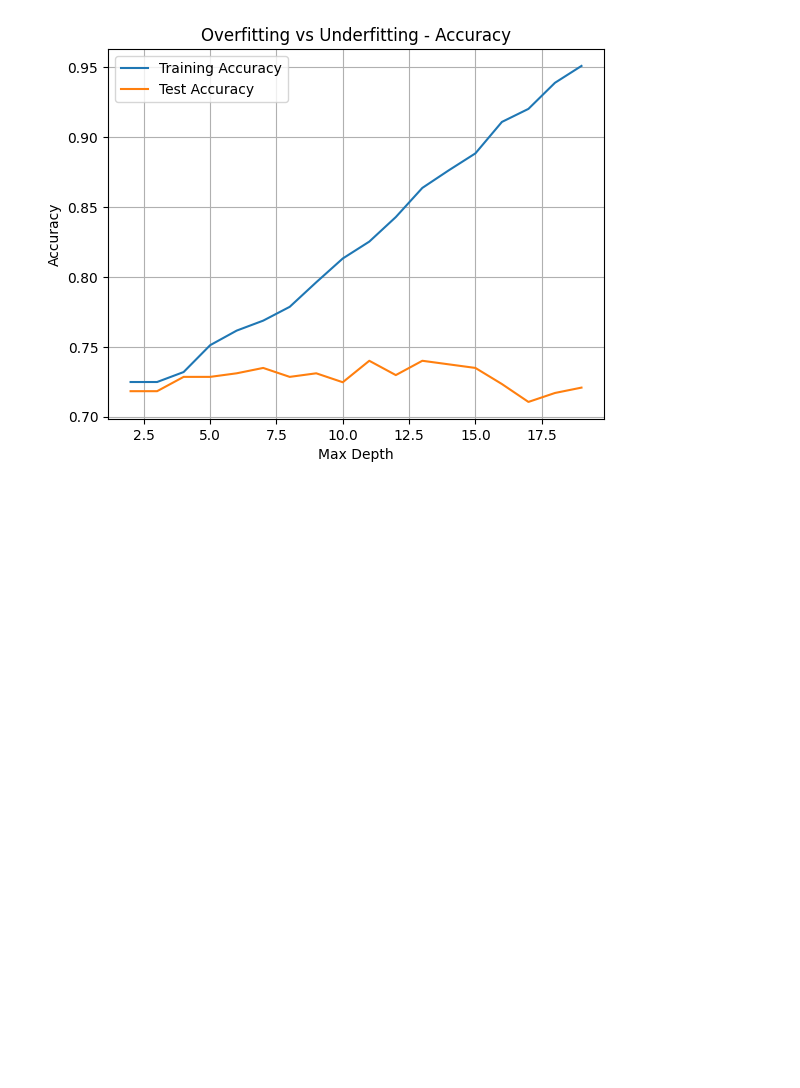
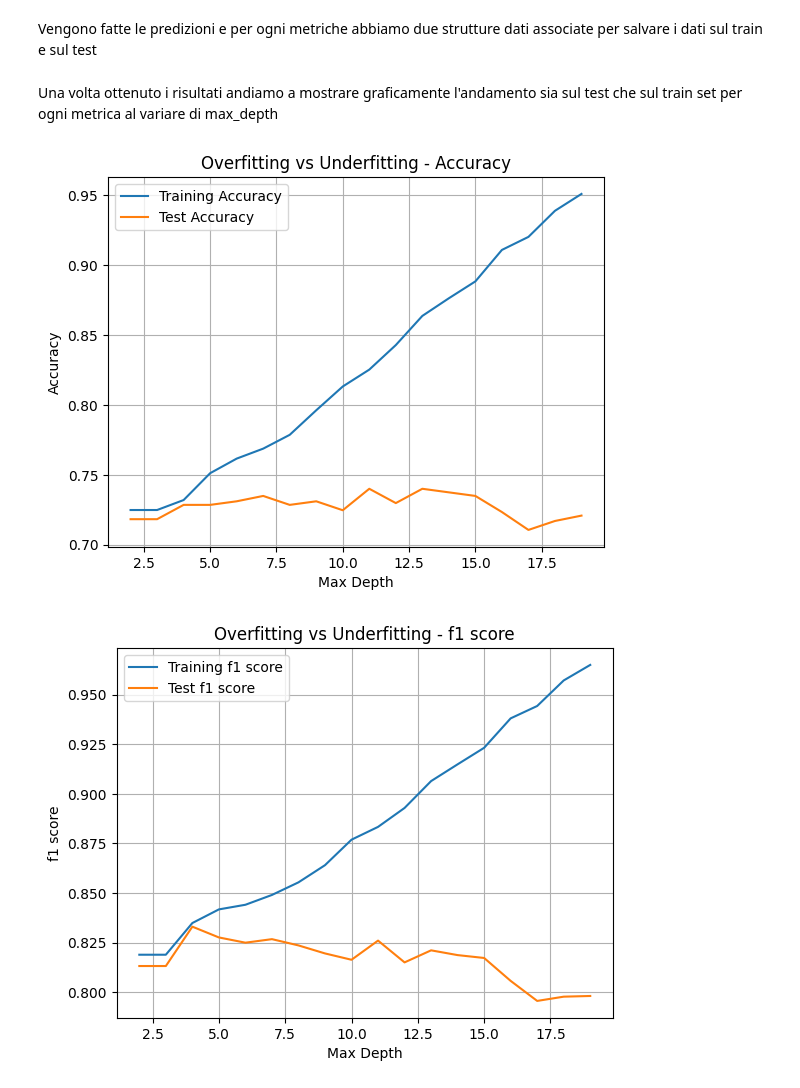
Before and after one commit to angelopaldino/progetto-data-mining, a Jupyter notebook: notebooks/05_under_over.ipynb, the cells around one changed output. Drawn from its saved outputs; the diff is of its cells as text; code cells hidden in the pictures; blank space fills up the shorter version.

```diff
--- a/notebooks/05_under_over.ipynb
+++ b/notebooks/05_under_over.ipynb
@@ -18,4 +8,6 @@ from sklearn.metrics import accuracy_score, f1_score
 import matplotlib.pyplot as plt
+# %% [markdown]
+Vengono fatte le predizioni e per ogni metriche abbiamo due strutture dati associate per salvare i dati sul train e sul test
 # %%
 import pandas as pd
 X_train = pd.read_csv("../data/splitted/X_train.csv")
@@ -25,6 +17,8 @@ y_test = pd.read_csv("../data/splitted/y_test.csv").values.ravel()
 
 train_acc, test_acc = [], []
 train_f1, test_f1 = [], []
+train_precision, test_precision = [], []
+train_recall, test_recall = [], []
 depths = range(2, 20)
 
 for d in depths:
@@ -38,14 +32,55 @@ for d in depths:
     test_acc.append(accuracy_score(y_test, y_pred_test))
     train_f1.append(f1_score(y_train, y_pred_train))
     test_f1.append(f1_score(y_test, y_pred_test))
+    train_precision.append(precision_score(y_train, y_pred_train))
+    test_precision.append(precision_score(y_test, y_pred_test))
+    train_recall.append(recall_score(y_train, y_pred_train))
+    test_recall.append(recall_score(y_test, y_pred_test))
+# %% [markdown]
+Una volta ottenuto i risultati andiamo a mostrare graficamente l'andamento sia sul test che sul train set per ogni metrica al variare di max_depth
 # %%
 plt.plot(depths, train_acc, label='Training Accuracy')
 plt.plot(depths, test_acc, label='Test Accuracy')
 plt.xlabel('Max Depth')
 plt.ylabel('Accuracy')
 plt.title('Overfitting vs Underfitting - Accuracy')
 plt.legend()
 plt.grid(True)
 plt.show()
+
+
+plt.plot(depths, train_f1, label='Training f1 score')
+plt.plot(depths, test_f1, label='Test f1 score')
+plt.xlabel('Max Depth')
+plt.ylabel('f1 score')
+plt.title('Overfitting vs Underfitting - f1 score')
+plt.legend()
+plt.grid(True)
+plt.show()
+
+
+
+
+plt.plot(depths, train_precision, label='Training Precision')
+plt.plot(depths, test_precision, label='Test Precision')
+plt.xlabel('Max Depth')
+plt.ylabel('Precision')
+plt.title('Overfitting vs Underfitting - Precision')
+plt.legend()
+plt.grid(True)
+plt.show()
+
+
+
+
+plt.plot(depths, train_recall, label='Training Recall')
+plt.plot(depths, test_recall, label='Test Recall')
+plt.xlabel('Max Depth')
+plt.ylabel('Recall')
+plt.title('Overfitting vs Underfitting - Recall')
+plt.legend()
+plt.grid(True)
+plt.show()
 # %% [output]
 [figure]
+[figure, added]
```
Also changed, not shown: parts of 4 cells of this notebook, 35 other files.
